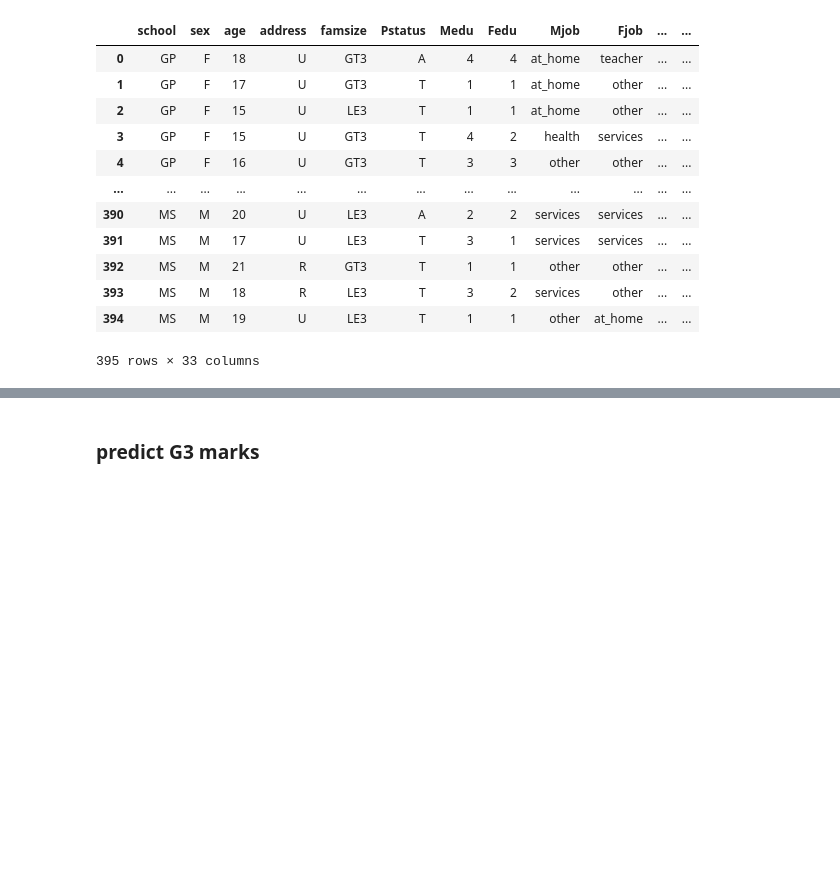
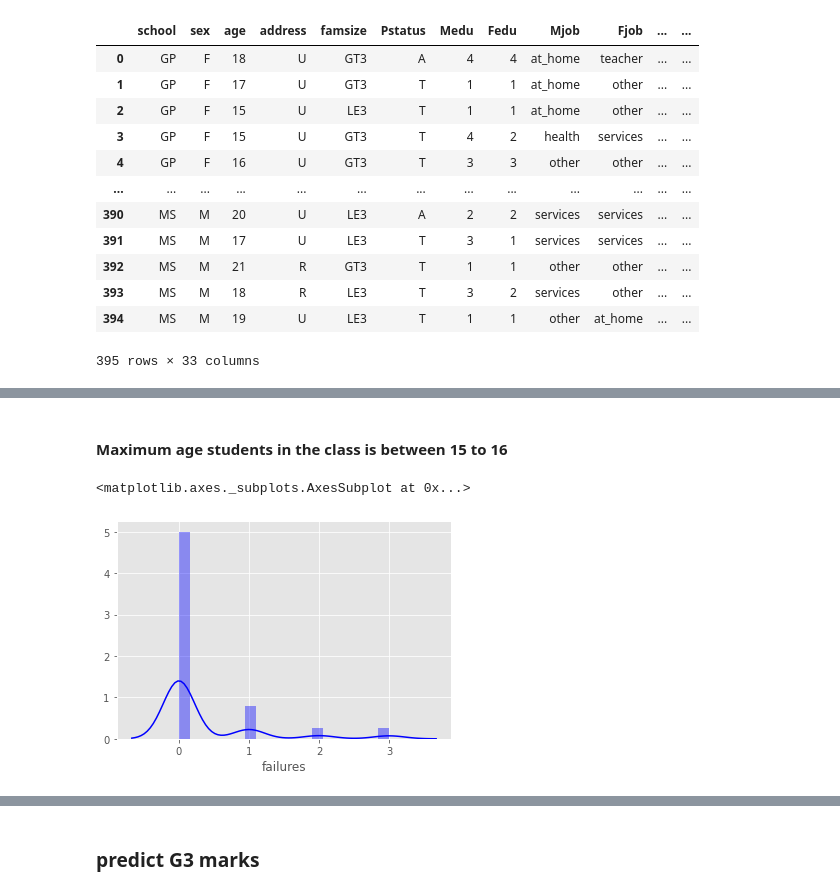
Before and after one commit to Somnathpaul/marks-prediction, a Jupyter notebook: predict marks.ipynb, the cells around one changed output, grey strips where cells are left out. Saved outputs shown, nothing was run; the diff lists cells and outputs as text; code cells hidden in the pictures; blank space fills up the shorter version.

```diff
--- a/predict marks.ipynb
+++ b/predict marks.ipynb
@@ -28,0 +52,7 @@ data
+# %% [markdown]
+#### Maximum age students in the class is between 15 to 16
+# %%
+sns.distplot(df_analysis["failures"], kde=True, color="b")
+# %% [output]
+<matplotlib.axes._subplots.AxesSubplot at 0x...>
+[figure, added]
```
Also changed, not shown: parts of 30 cells of this notebook, 1 other file.
